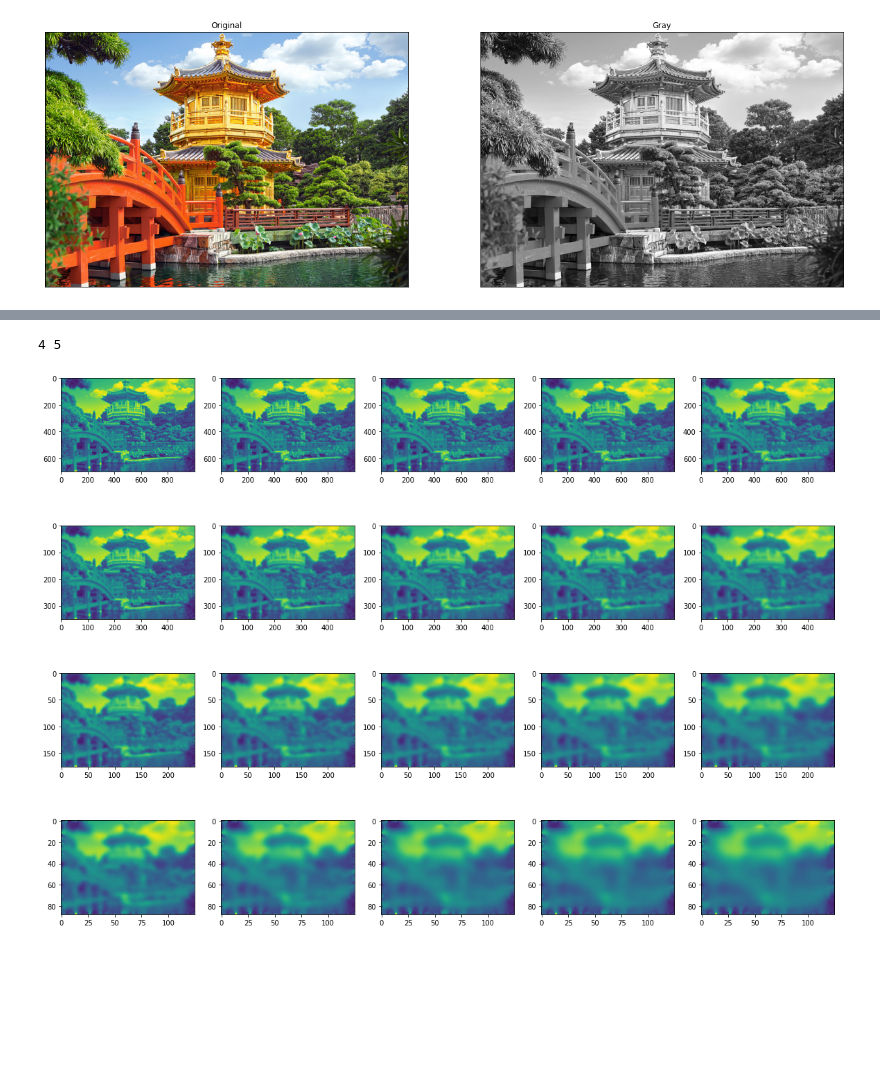
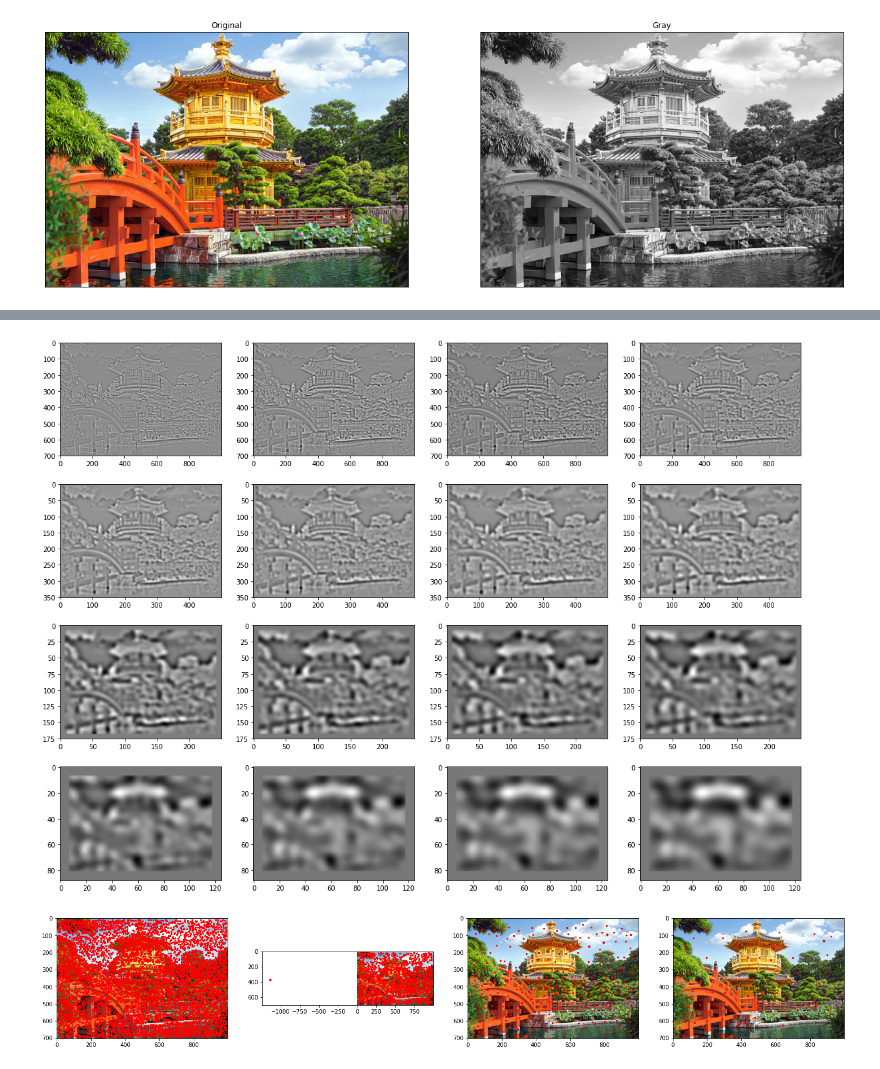
Before and after one commit to sadekujjaman/Computer-Vision, a Jupyter notebook: SIFT.ipynb, the cells around one changed output, grey strips where cells are left out. Cells and saved outputs as stored; diff of their text form; code cells hidden in the pictures; blank space fills up the shorter version.

```diff
--- a/SIFT.ipynb
+++ b/SIFT.ipynb
@@ -116,3 +85,5 @@ gaussian_pyramid = generage_gaussian_pyramid()
+# %%
+gaussian_pyramid = generate_gaussian_pyramid(img)
 # %%
 r = len(gaussian_pyramid)
 c = len(gaussian_pyramid[0])
@@ -127,13 +98,15 @@ for i in range(r):
 # %%
-def generage_DOG_octave(gaussian_octave):
+def generate_DOG_octave(gaussian_octave):
   DOG_octave = []
   for i in range(1, len(gaussian_octave)):
-    DOG_octave.append(gaussian_octave[i] - gaussian_octave[i - 1])
+    diff = gaussian_octave[i] - gaussian_octave[i - 1]
+    # print(len(diff), len(diff[0]))
+    DOG_octave.append(diff)
 
-  return DOG_octave#np.concatenate([octave[:,:,np.newaxis] for octave in DOG_octave], axis=2)
+  return DOG_octave
 # %%
-def generage_DOG_pyramid():
+def generate_DOG_pyramid(gaussian_pyramid):
   DOG_pyramid = []
   for gaussian_octave in gaussian_pyramid:
-    DOG_pyramid.append(generage_DOG_octave(gaussian_octave=gaussian_octave))
+    DOG_pyramid.append(generate_DOG_octave(gaussian_octave=gaussian_octave))
   return DOG_pyramid
@@ -142,13 +113,14 @@ DOG_pyramid = generage_DOG_pyramid()
+# %%
+DOG_pyramid = generate_DOG_pyramid(gaussian_pyramid)
 # %%
 r = len(DOG_pyramid)
 c = len(DOG_pyramid[0])
 # print(r, c)
 f, axarr = plt.subplots(r, c)
 f.set_figwidth(20)
 f.set_figheight(15)
 for i in range(r):
   for j in range(c):
-    axarr[i,j].imshow(gaussian_pyramid[i][j])
+    axarr[i,j].imshow(DOG_pyramid[i][j], cmap='gray')
 # %% [output]
-4 5
-[figure, old version]
+[figure, new version]
@@ -232,0 +419,17 @@ keypoints_pyramid = get_keypoints()
+# %%
+fi, ax = plt.subplots(1, num_octave)
+fi.set_figwidth(25)
+fi.set_figheight(20)
+for i in range(len(keypoints_orientation)):
+  ax[i].imshow(rgb_img)
+  scaled_kps = keypoints_orientation[i] * (2**i)
+  r = scaled_kps.shape[0]
+  if(r == 0):
+    continue
+  c = scaled_kps.shape[1]
+  if(c == 0):
+    continue
+  ax[i].scatter(scaled_kps[:,0], scaled_kps[:,1], c='r', s=5)
+plt.show()
+# %% [output]
+[figure, added]
```
Also changed, not shown: parts of 21 cells of this notebook.
